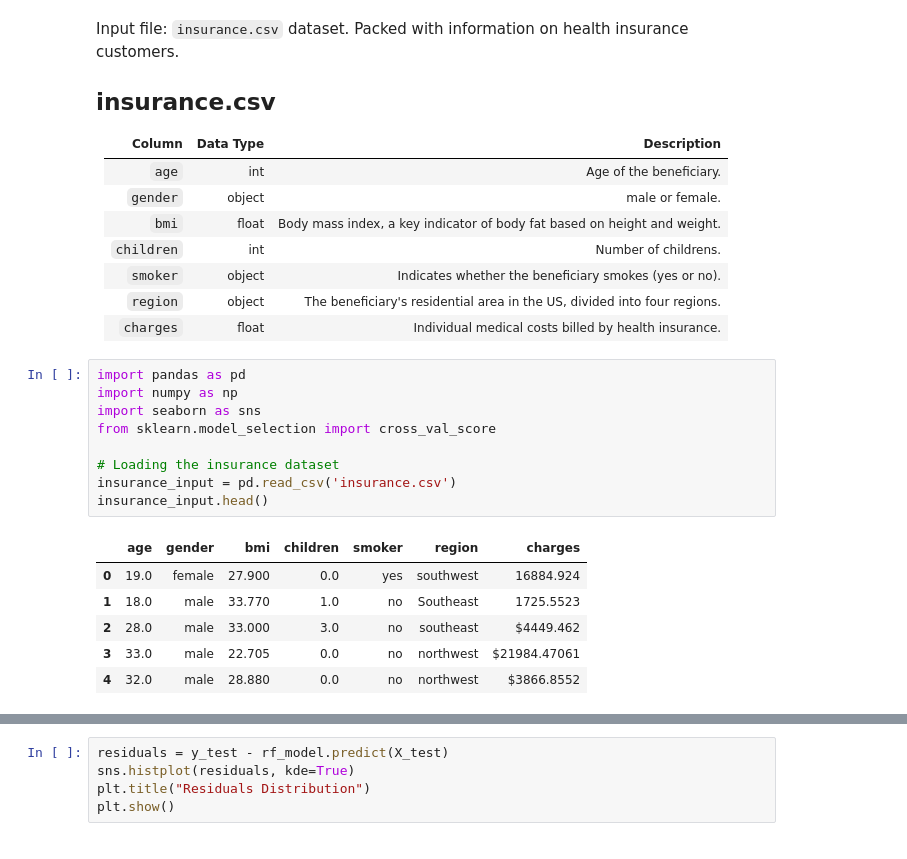
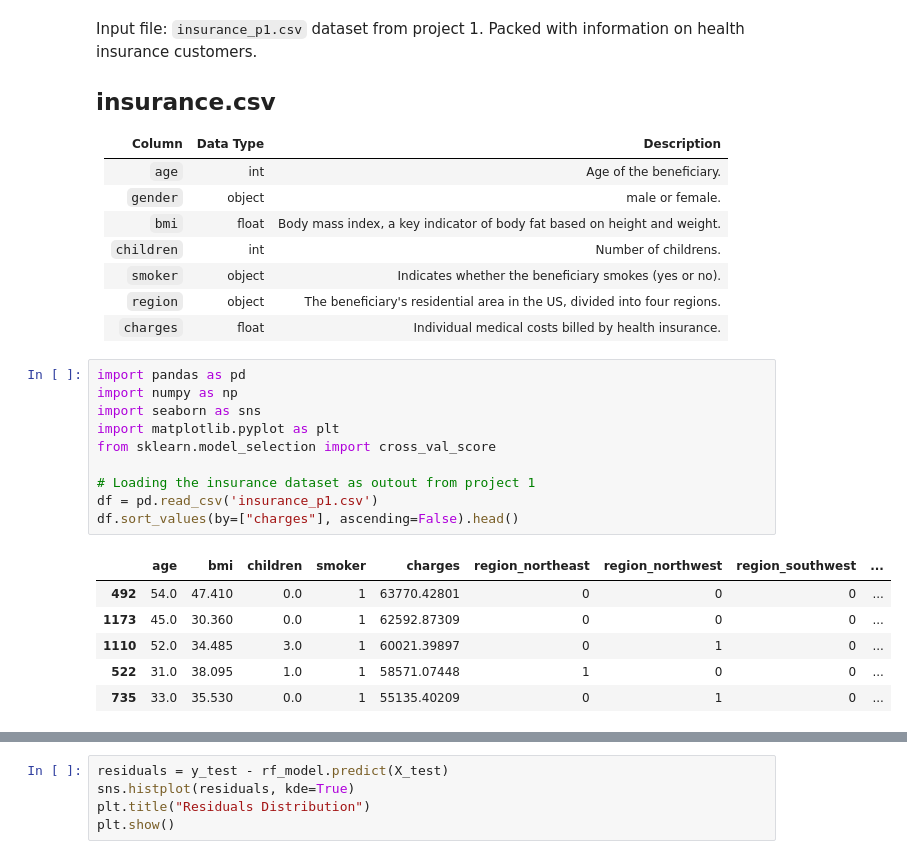
Before and after one commit to Ghaiath/Pythonprogrammering-for-AI-utveckling-HT24, a Jupyter notebook: Projects/project2/notebook.ipynb, the cells around one changed output, grey strips where cells are left out. Drawn from its saved outputs; the diff is of its cells as text.

```diff
--- a/Projects/project2/notebook.ipynb
+++ b/Projects/project2/notebook.ipynb
@@ -1,5 +1,5 @@
 # %% [markdown]
-Input file: `insurance.csv` dataset. Packed with information on health insurance customers.
+Input file: `insurance_p1.csv` dataset from project 1. Packed with information on health insurance customers.
 
 ## insurance.csv
 | Column    | Data Type | Description                                                      |
@@ -14,16 +14,17 @@ Input file: `insurance.csv` dataset. Packed with information on health insurance
 # %%
 import pandas as pd
 import numpy as np
 import seaborn as sns
+import matplotlib.pyplot as plt
 from sklearn.model_selection import cross_val_score
 
-# Loading the insurance dataset
-insurance_input = pd.read_csv('insurance.csv')
-insurance_input.head()
+# Loading the insurance dataset as outout from project 1
+df = pd.read_csv('insurance_p1.csv')
+df.sort_values(by=["charges"], ascending=False).head()
 # %% [output]
-|  | age | gender | bmi | children | smoker | region | charges |
-| 0 | 19.0 | female | 27.900 | 0.0 | yes | southwest | 16884.924 |
-| 1 | 18.0 | male | 33.770 | 1.0 | no | Southeast | 1725.5523 |
-| 2 | 28.0 | male | 33.000 | 3.0 | no | southeast | $4449.462 |
-| 3 | 33.0 | male | 22.705 | 0.0 | no | northwest | $21984.47061 |
-| 4 | 32.0 | male | 28.880 | 0.0 | no | northwest | $3866.8552 |
+|  | age | bmi | children | smoker | charges | region_northeast | region_northwest | region_southwest | ... |
+| 492 | 54.0 | 47.410 | 0.0 | 1 | 63770.42801 | 0 | 0 | 0 | ... |
+| 1173 | 45.0 | 30.360 | 0.0 | 1 | 62592.87309 | 0 | 0 | 0 | ... |
+| 1110 | 52.0 | 34.485 | 3.0 | 1 | 60021.39897 | 0 | 1 | 0 | ... |
+| 522 | 31.0 | 38.095 | 1.0 | 1 | 58571.07448 | 1 | 0 | 0 | ... |
+| 735 | 33.0 | 35.530 | 0.0 | 1 | 55135.40209 | 0 | 1 | 0 | ... |
```
Also changed, not shown: parts of 22 cells of this notebook, 4 other files.
